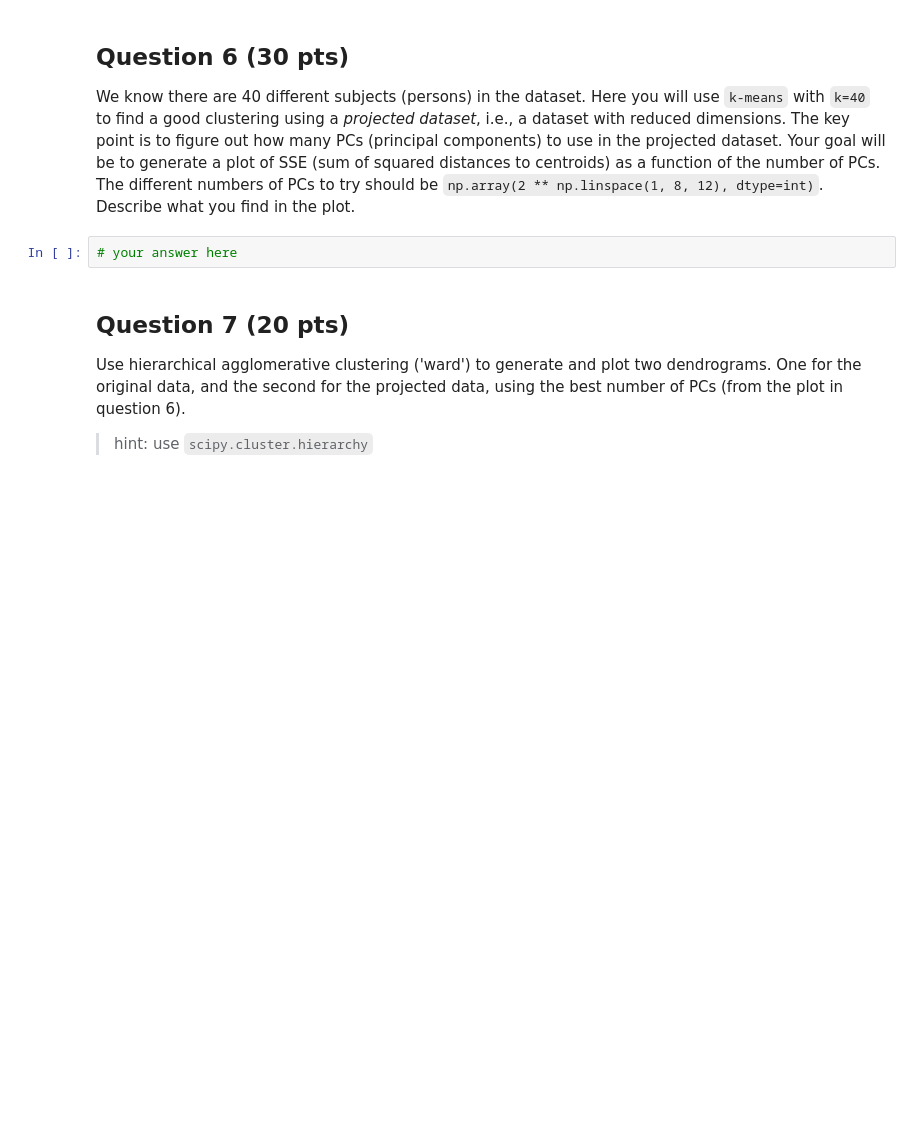
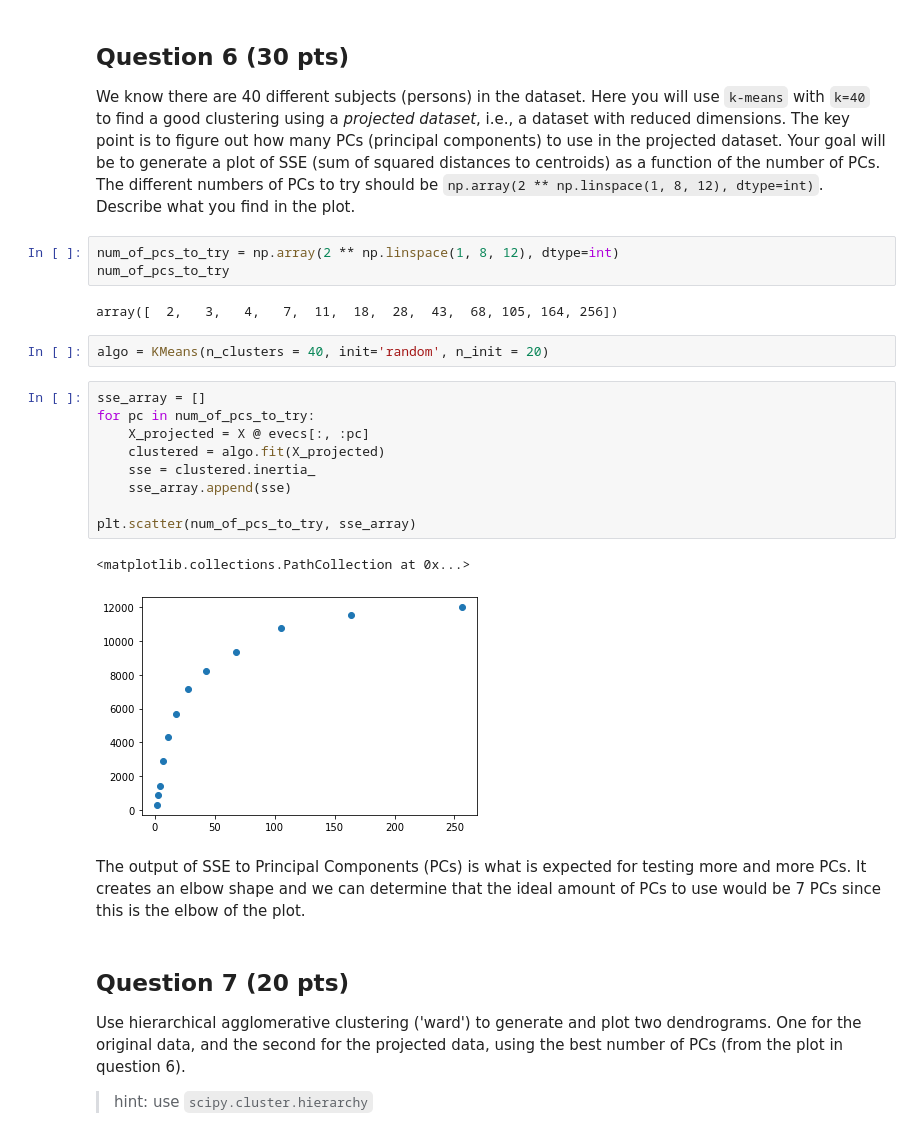
Before and after one commit to m-bowen/DSP-461-assignments, a Jupyter notebook: bowen_ha_02.ipynb, the cells around one changed output. Drawn from its saved outputs; the diff is of its cells as text; blank space fills up the shorter version.

```diff
--- a/bowen_ha_02.ipynb
+++ b/bowen_ha_02.ipynb
@@ -67,8 +121,27 @@ Create a plot showing the explained variance (cumulative variance) for the top-1
 # %% [markdown]
 ## Question 6 (30 pts)
 We know there are 40 different subjects (persons) in the dataset.  Here you will use `k-means` with `k=40` to find a good clustering using a *projected dataset*, i.e., a dataset with reduced dimensions.  The key point is to figure out how many PCs (principal components) to use in the projected dataset.  Your goal will be to generate a plot of SSE (sum of squared distances to centroids) as a function of the number of PCs.  The different numbers of PCs to try should be `np.array(2 ** np.linspace(1, 8, 12), dtype=int)`.  Describe what you find in the plot.
-# %%
-# your answer here
+# %%
+num_of_pcs_to_try = np.array(2 ** np.linspace(1, 8, 12), dtype=int)
+num_of_pcs_to_try
+# %% [output]
+array([  2,   3,   4,   7,  11,  18,  28,  43,  68, 105, 164, 256])
+# %%
+algo = KMeans(n_clusters = 40, init='random', n_init = 20)
+# %%
+sse_array = []
+for pc in num_of_pcs_to_try:
+    X_projected = X @ evecs[:, :pc]
+    clustered = algo.fit(X_projected)
+    sse = clustered.inertia_
+    sse_array.append(sse)
+
+plt.scatter(num_of_pcs_to_try, sse_array)
+# %% [output]
+<matplotlib.collections.PathCollection at 0x...>
+[figure, added]
+# %% [markdown]
+The output of SSE to Principal Components (PCs) is what is expected for testing more and more PCs. It creates an elbow shape and we can determine that the ideal amount of PCs to use would be 7 PCs since this is the elbow of the plot.
 # %% [markdown]
 ## Question 7 (20 pts)
 Use hierarchical agglomerative clustering ('ward') to generate and plot two dendrograms.  One for the original data, and the second for the projected data, using the best number of PCs (from the plot in question 6).
```
Also changed, not shown: parts of 15 cells of this notebook.
